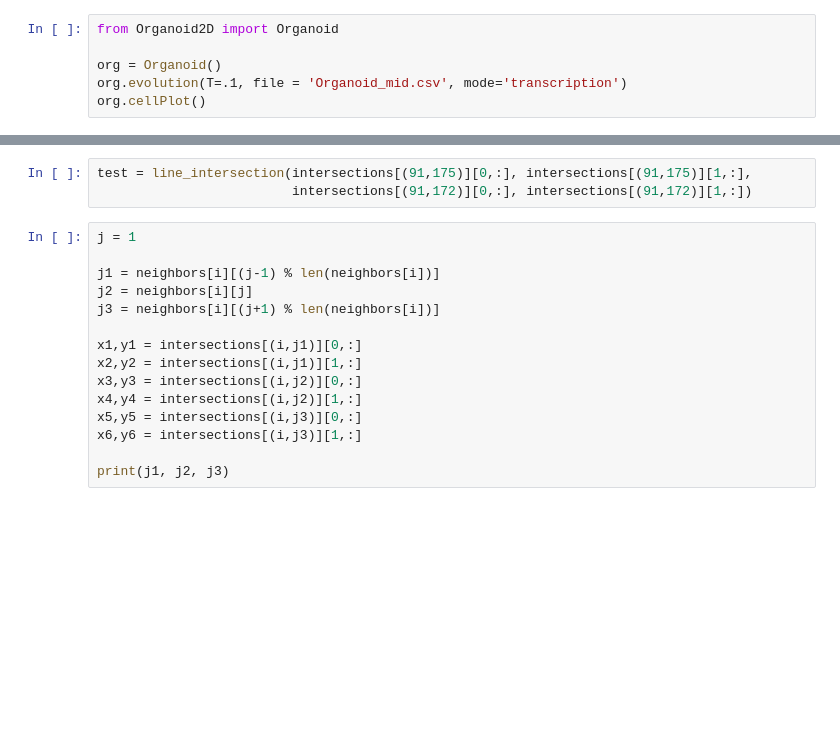
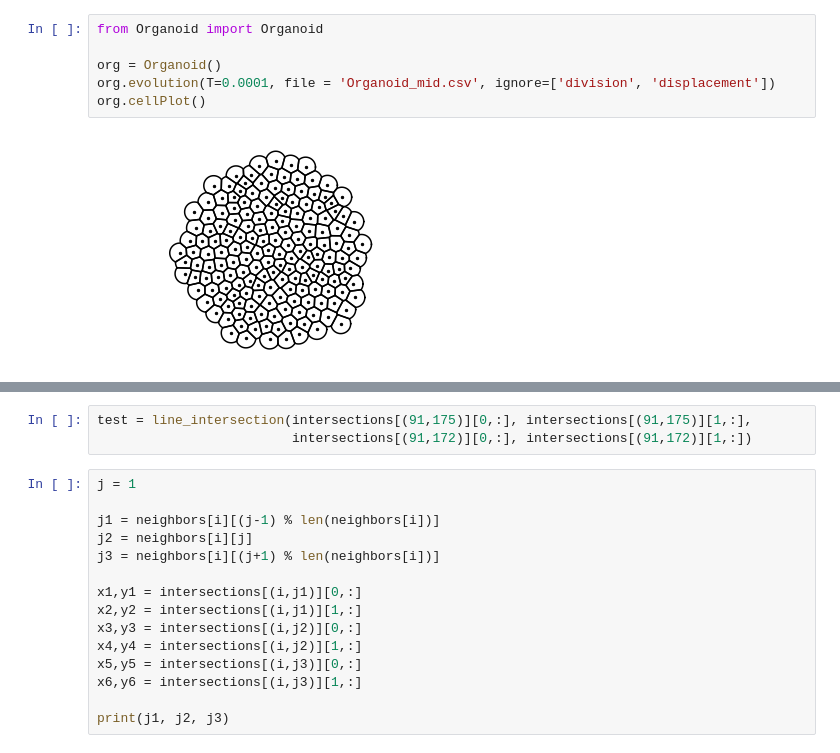
Before and after one commit to SchardtS/Cell-Differentiation, a Jupyter notebook: Mesh generation + diffusion.ipynb, the cells around one changed output, grey strips where cells are left out. Drawn from its saved outputs; the diff is of its cells as text; blank space fills up the shorter version.

```diff
--- a/Mesh generation + diffusion.ipynb
+++ b/Mesh generation + diffusion.ipynb
@@ -1,6 +1,8 @@
 # %%
-from Organoid2D import Organoid
+from Organoid import Organoid
 
 org = Organoid()
-org.evolution(T=.1, file = 'Organoid_mid.csv', mode='transcription')
+org.evolution(T=0.0001, file = 'Organoid_mid.csv', ignore=['division', 'displacement'])
 org.cellPlot()
+# %% [output]
+[figure, added]
```
Also changed, not shown: parts of 7 cells of this notebook, 1 other file.
